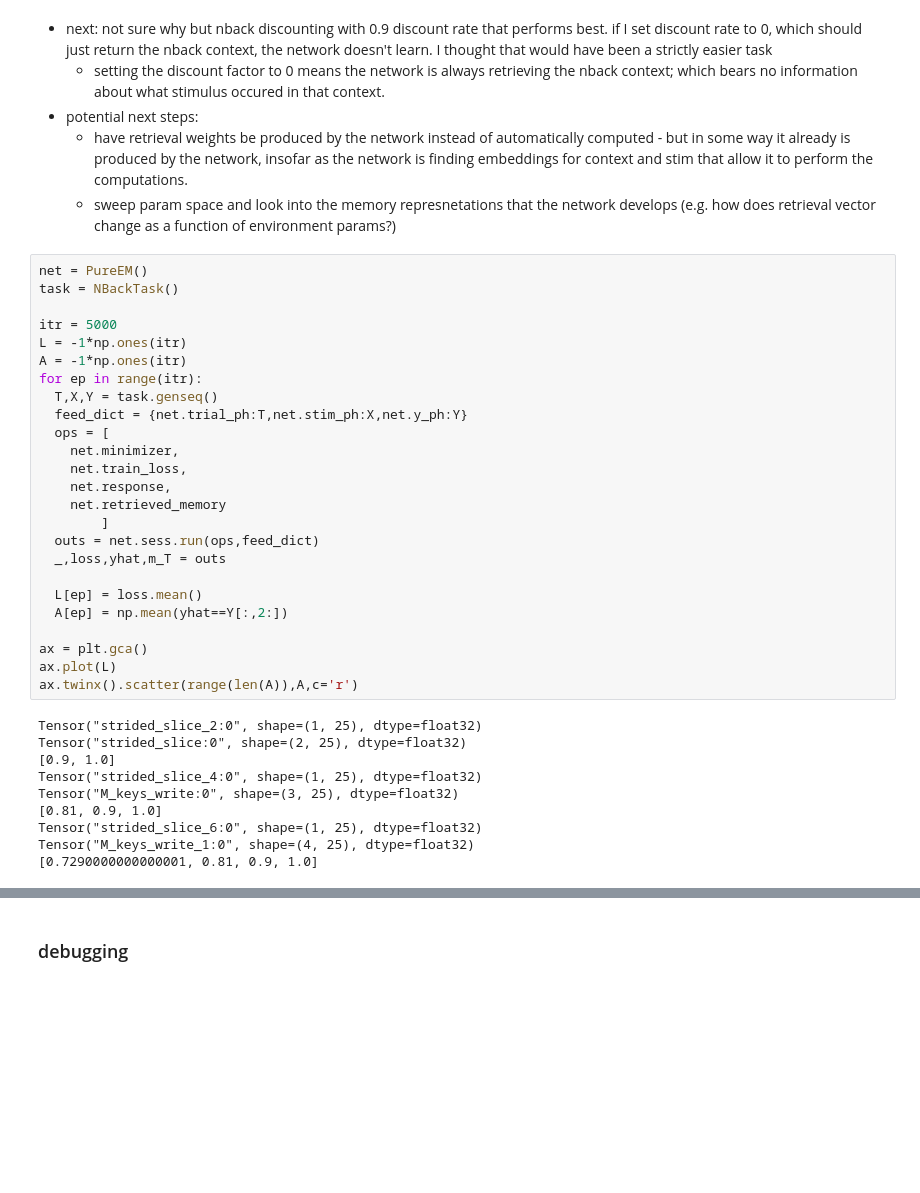
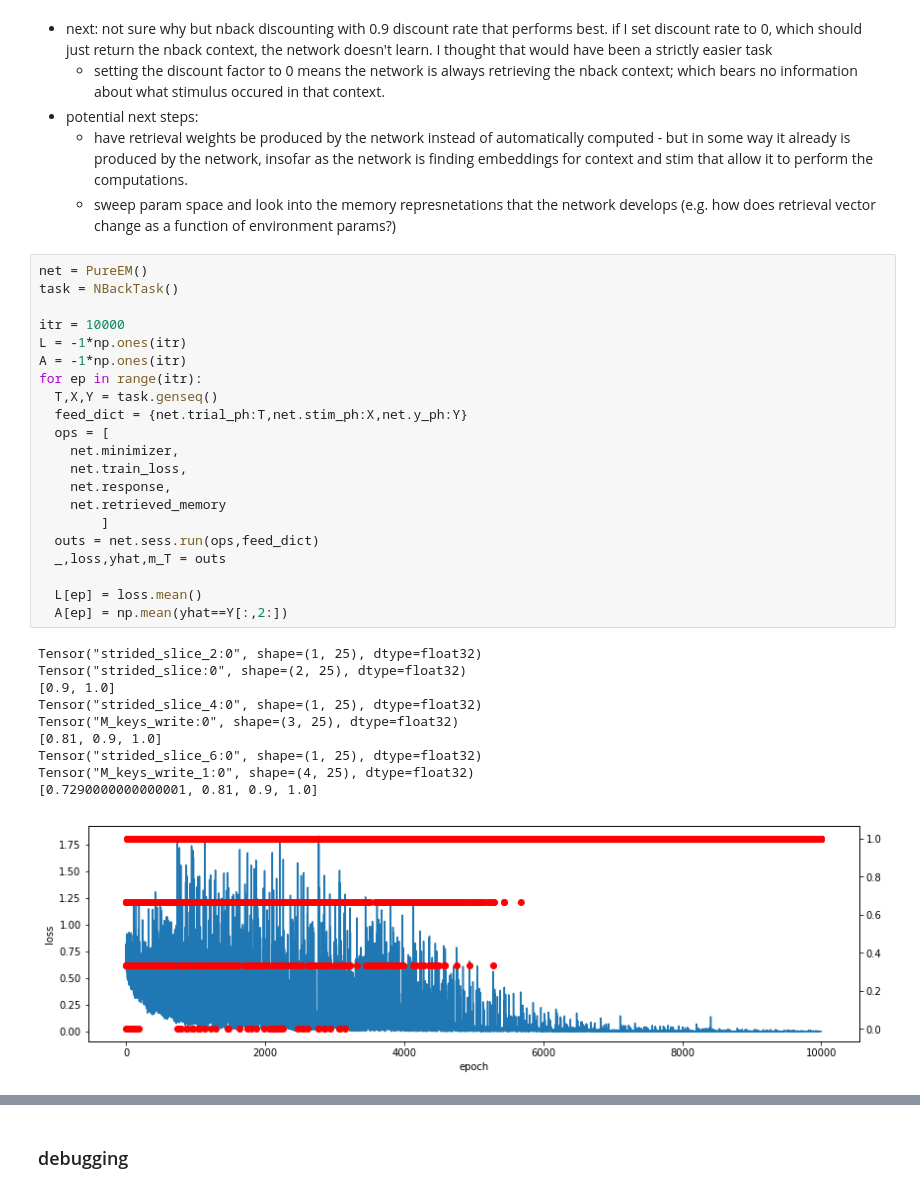
Before and after one commit to andrebeu/nback, a Jupyter notebook: nback pure EM.ipynb, the cells around one changed output, grey strips where cells are left out. Drawn from its saved outputs; the diff is of its cells as text; blank space fills up the shorter version.

```diff
--- a/nback pure EM.ipynb
+++ b/nback pure EM.ipynb
@@ -19,35 +19,32 @@ import matplotlib.pyplot as plt
 # %%
 net = PureEM()
 task = NBackTask()
 
-itr = 5000
+itr = 10000
 L = -1*np.ones(itr)
 A = -1*np.ones(itr)
 for ep in range(itr):
   T,X,Y = task.genseq()
   feed_dict = {net.trial_ph:T,net.stim_ph:X,net.y_ph:Y}
   ops = [
     net.minimizer,
     net.train_loss,
     net.response,
     net.retrieved_memory
         ]
   outs = net.sess.run(ops,feed_dict)
   _,loss,yhat,m_T = outs
 
   L[ep] = loss.mean()
   A[ep] = np.mean(yhat==Y[:,2:])
-
-ax = plt.gca()
-ax.plot(L)
-ax.twinx().scatter(range(len(A)),A,c='r')
 # %% [output]
 Tensor("strided_slice_2:0", shape=(1, 25), dtype=float32)
 Tensor("strided_slice:0", shape=(2, 25), dtype=float32)
 [0.9, 1.0]
 Tensor("strided_slice_4:0", shape=(1, 25), dtype=float32)
 Tensor("M_keys_write:0", shape=(3, 25), dtype=float32)
 [0.81, 0.9, 1.0]
 Tensor("strided_slice_6:0", shape=(1, 25), dtype=float32)
 Tensor("M_keys_write_1:0", shape=(4, 25), dtype=float32)
 [0.7290000000000001, 0.81, 0.9, 1.0]
+[figure, added]
```
Also changed, not shown: parts of 1 cell of this notebook, 3 other files.
